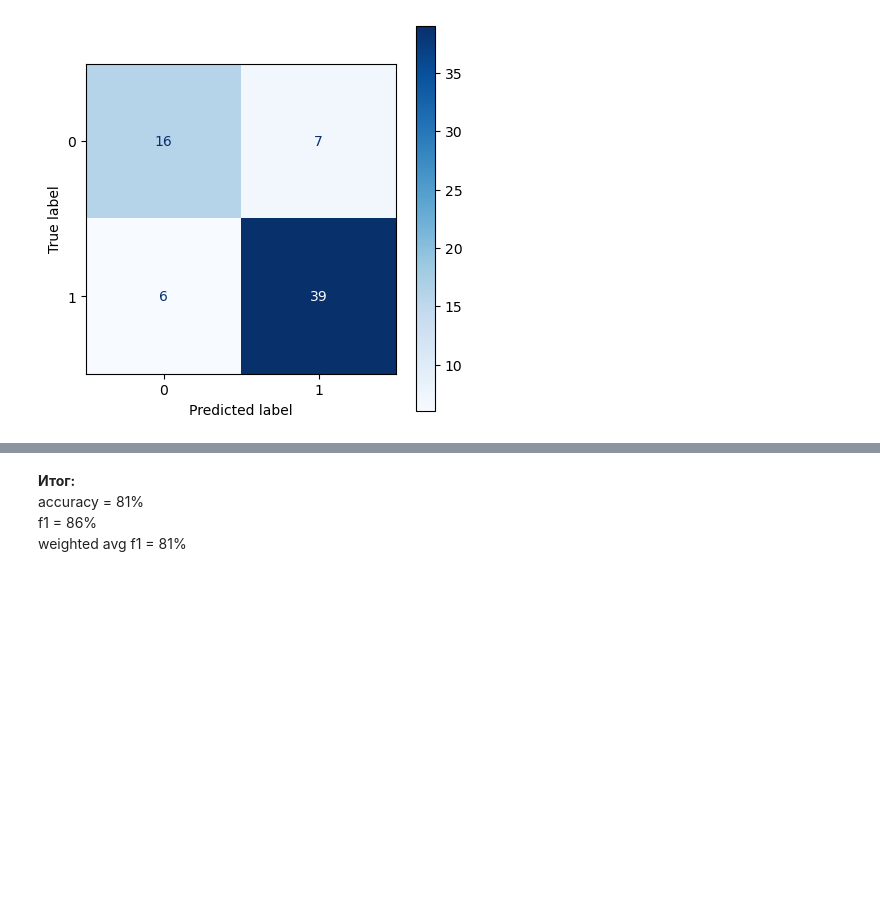
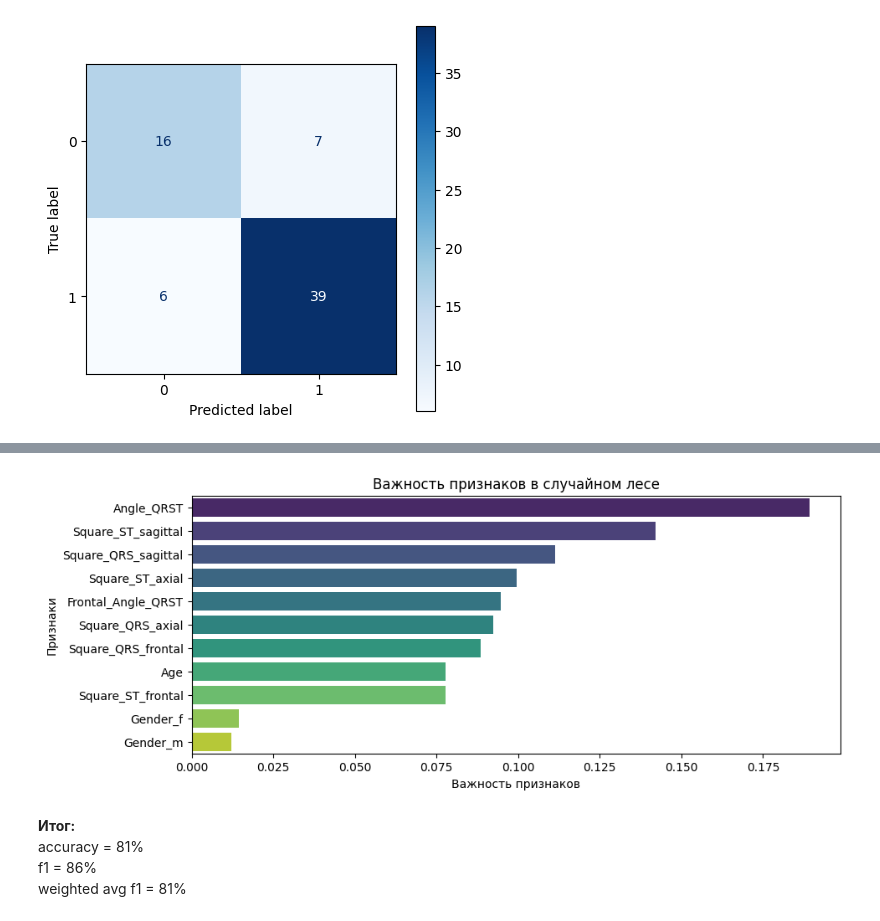
Before and after one commit to Koldim2001/ML_DL_research_VECG, a Jupyter notebook: ML_features/train_ml_all_data.ipynb, the cells around one changed output, grey strips where cells are left out. Cells and saved outputs as stored; diff of their text form; code cells hidden in the pictures; blank space fills up the shorter version.

```diff
--- a/ML_features/train_ml_all_data.ipynb
+++ b/ML_features/train_ml_all_data.ipynb
@@ -296,3 +301,25 @@ weighted avg       0.81      0.81      0.81        68
+# %%
+# features - список названий ваших фичей
+features = list(X.columns)
+
+# importances - список важности для каждой фичи
+importances = clf_best_rf.feature_importances_
+
+# Создаем DataFrame для удобства визуализации
+importance_df = pd.DataFrame({'Feature': features, 'Importance': importances})
+
+# Сортируем DataFrame по значению важности
+importance_df = importance_df.sort_values(by='Importance', ascending=False)
+
+# Настройки визуализации
+plt.figure(figsize=(10, 4))
+sns.barplot(x='Importance', y='Feature', data=importance_df, palette='viridis')
+plt.xlabel('Важность признаков')
+plt.ylabel('Признаки')
+plt.title('Важность признаков в случайном лесе')
+plt.show()
+# %% [output]
+[figure, added]
 # %% [markdown]
 __Итог:__  <br/>
 accuracy = 81%  <br/>
```
Also changed, not shown: parts of 18 cells of this notebook.
